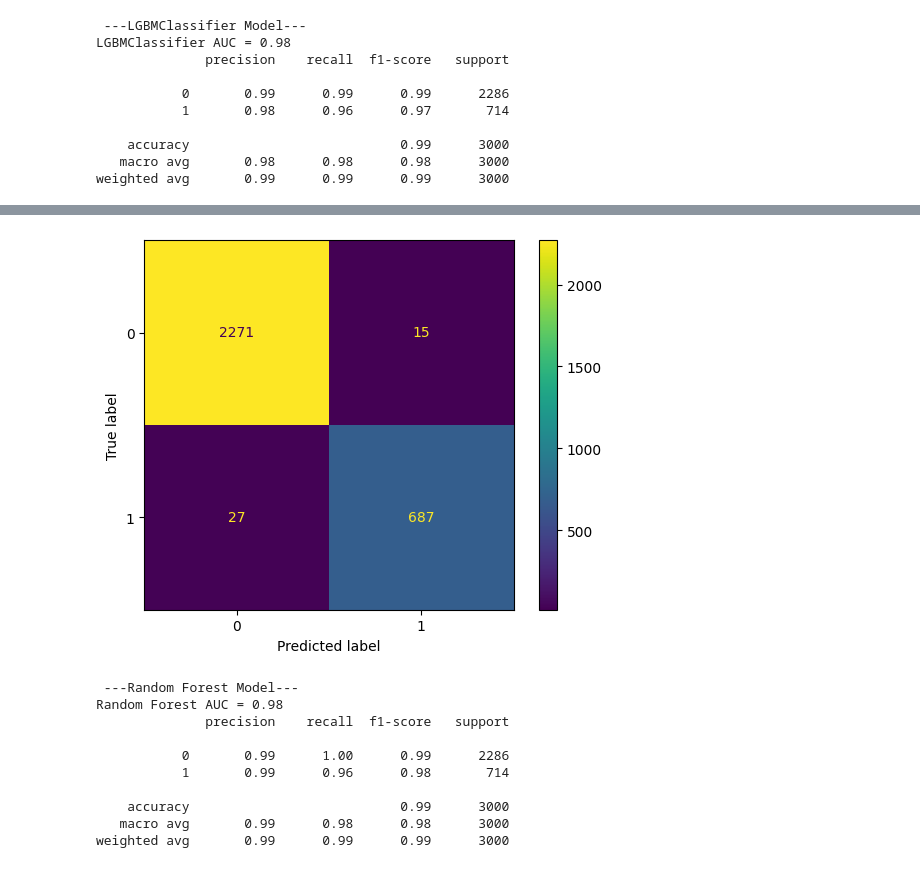
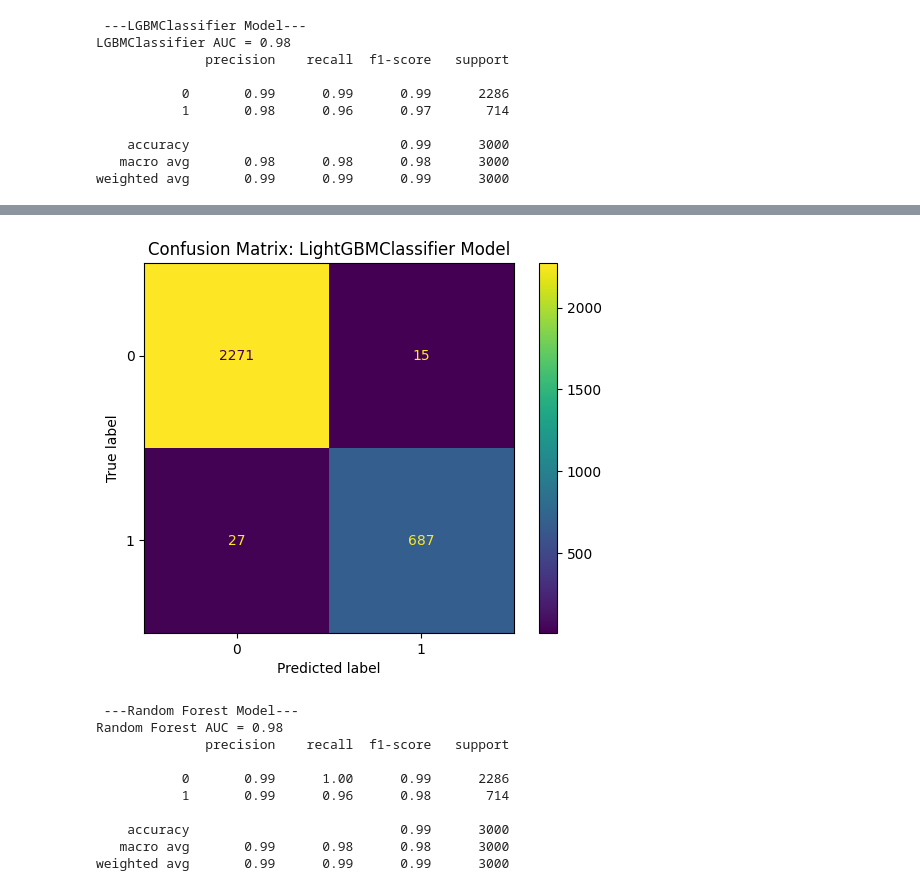
Before and after one commit to andvsilva/programming, a Jupyter notebook: notebooks/explore/bestmodels.ipynb, the cells around one changed output, grey strips where cells are left out. Saved outputs shown, nothing was run; the diff lists cells and outputs as text; code cells hidden in the pictures.

Commit message:
upgrade the codes: models

```diff
--- a/notebooks/explore/bestmodels.ipynb
+++ b/notebooks/explore/bestmodels.ipynb
@@ -79,0 +101,7 @@ The data is for company X which is trying to control attrition. There are two se
+# %%
+def plot_conf_matrix(y_test, y_pred, model_name):
+    confusion_matrix1 = confusion_matrix(y_test, y_pred)
+    display = ConfusionMatrixDisplay(confusion_matrix1).plot()
+    plt.title(f"Confusion Matrix: {model_name}")
+    plt.grid(False)
+    plt.show()
@@ -213,3 +372,8 @@ fig.update_layout(title_text='Employee Cluster Chart')
 fig.show()
 # %% [markdown]
 ### Train and Test features
+# %%
+# loading dataset.
+df = pd.read_csv('../datasets/HR_COM1_tomodel.csv')
+df = df.drop(columns=['Emp ID'])
+df
@@ -216,3 +394,7 @@ fig.show()
+# %%
+# Set the input X to the K-Means.
+X = df.drop(columns=['turnover'])
+y = df['turnover']
 # %%
 X_train, X_test, y_train, y_test = train_test_split(X,y,test_size=0.2, random_state=123, stratify=y, shuffle = True)
 # %% [markdown]
@@ -251,9 +402,3 @@ def metric_models(modelname, model, X_test, y_test, y_pred, dfmetrics):
-# %%
-def plot_conf_matrix(y_test, y_pred):
-    confusion_matrix1 = confusion_matrix(y_test, y_pred)
-    display = ConfusionMatrixDisplay(confusion_matrix1).plot()
-    plt.grid(False)
-    plt.show()
 # %% [markdown]
 #### Logistic Regression V.S. Random Forest V.S. Decision Tree V.S. AdaBoost Model
 # %%
@@ -294,7 +440,7 @@ Area under curve (AUC): 100.0 %
 # %%
-plot_conf_matrix(y_test, y_pred_lgb)
+plot_conf_matrix(y_test, y_pred_lgb, 'LightGBMClassifier Model')
 # %% [output]
-[figure, old version]
+[figure, new version]
 # %%
 # Random Forest Model
 rf_model = RandomForestClassifier(
```
Also changed, not shown: parts of 37 cells of this notebook, 11 other files.
